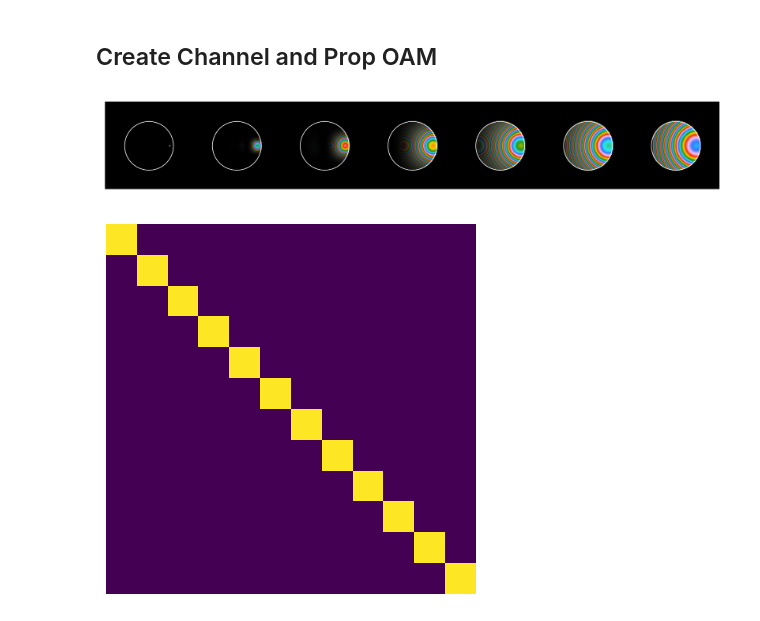
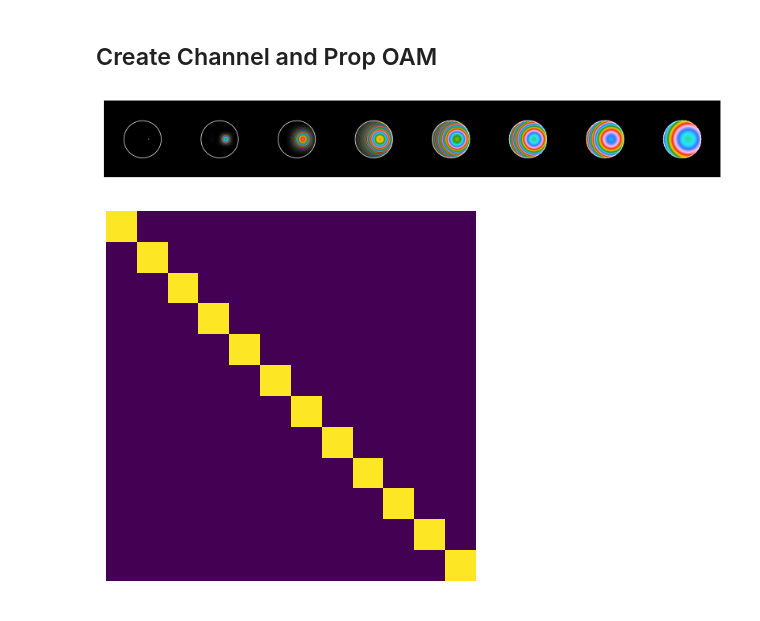
Before and after one commit to LukasScarfe/Eigen, a Jupyter notebook: eigenmodes.ipynb, the cells around one changed output. Saved outputs shown, nothing was run; the diff lists cells and outputs as text; code cells hidden in the pictures.

Commit message:
shrinking lensSize makes the beam take up more space in the final result

```diff
--- a/eigenmodes.ipynb
+++ b/eigenmodes.ipynb
@@ -402,7 +402,7 @@ def parallelpropagatePixels(FieldIn, N, z,lensSize, abbs):
 size = 40*cm
 N=128
 
-lensSize=size/3.5
+lensSize=size/4
 
 #Beam Parameters
 wavelength = 633*nm
@@ -421,15 +421,15 @@ abbs=[aotools.turbulence.phasescreen.ft_sh_phase_screen(r0,N,size/N,100,0.001) f
 F=Begin(size,wavelength,N)
 # %%
 intens = np.zeros((N, N))
-intens[N//2][N//2+30] = 1
+intens[N//2][N//2+10] = 1
 
 #FieldOut = propChannel(SubIntensity(FieldIn, intens), z, abbs)
 #FieldOut = propChannel(CircAperture(SubIntensity(FieldIn, intens),FieldIn.siz/2), z, abbs)
-F2 = [CircAperture(propChannel(SubPhase(SubIntensity(F, intens),np.zeros((N,N))), dist, abbs),R=lensSize) for dist in [1,500,1000,2000,3000,4000,5000]]
+F2 = [CircAperture(propChannel(SubPhase(SubIntensity(F, intens),np.zeros((N,N))), dist, abbs),R=lensSize) for dist in [1,500,1000,2000,3000,4000,5000,10000]]
 
 plt.show(plotBeam(F2,aperature=lensSize,dpi=256))
 # %% [output]
-[figure, old version]
+[figure, new version]
 # %%
 F=Begin(size,wavelength,N)
 
```
Also changed, not shown: parts of 5 cells of this notebook.
